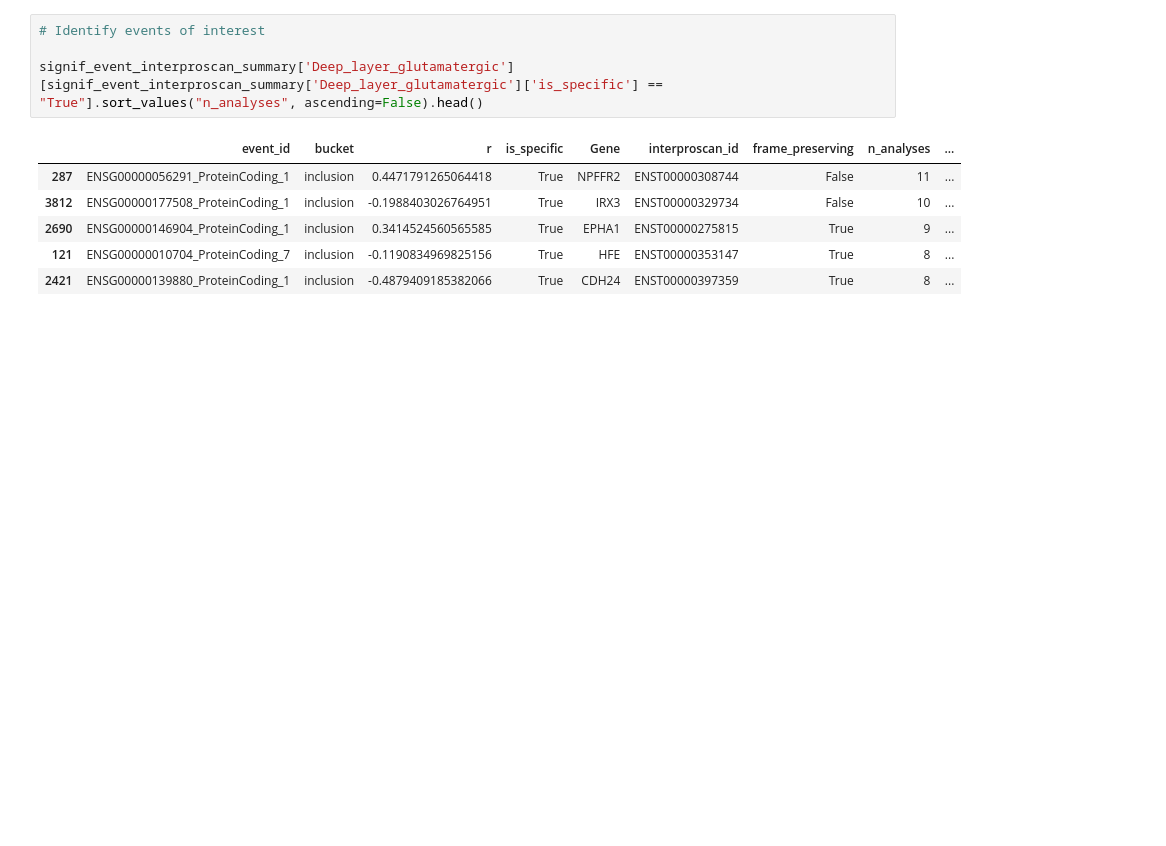
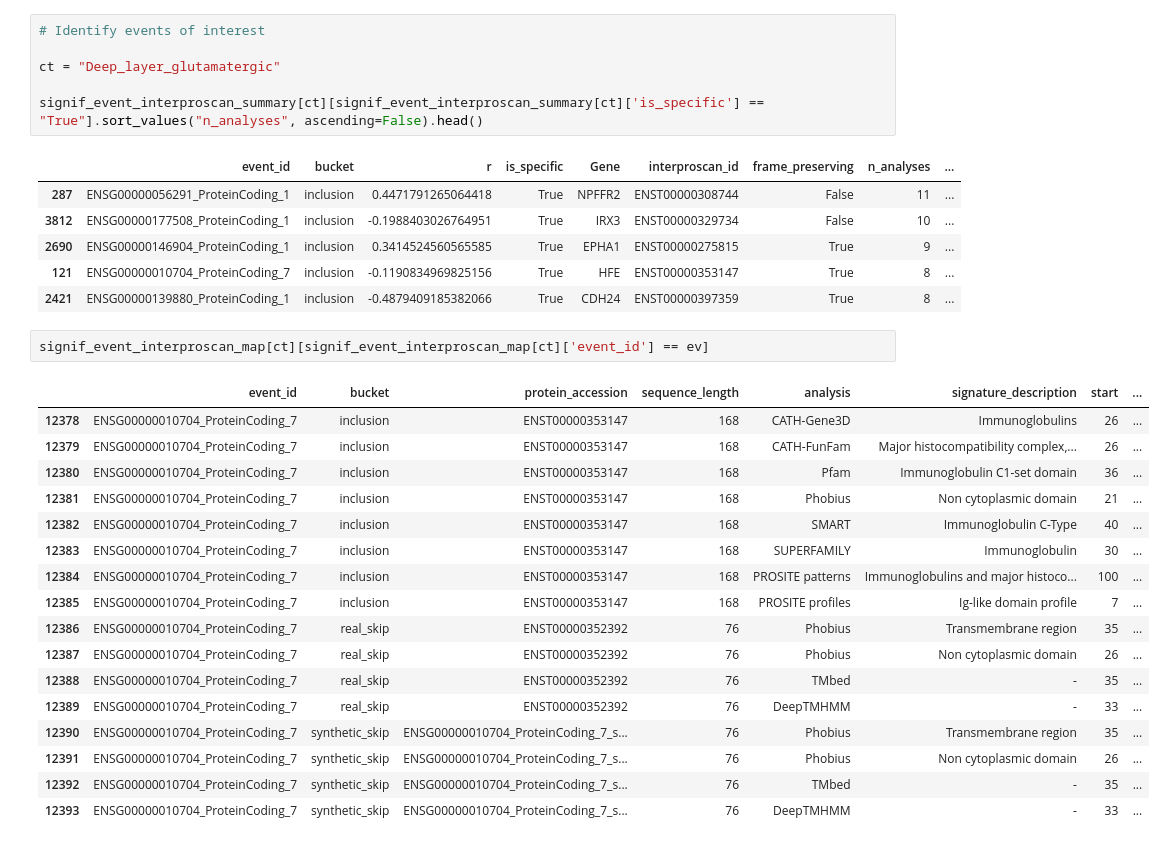
Before and after one commit to reliscu/bulk_splicing_GTEx_cortex, a Jupyter notebook: 31_visualize_interproscan_results.ipynb, the cells around one changed output. Saved outputs shown, nothing was run; the diff lists cells and outputs as text; blank space fills up the shorter version.

```diff
--- a/31_visualize_interproscan_results.ipynb
+++ b/31_visualize_interproscan_results.ipynb
@@ -1548,7 +1568,9 @@ End test
 # %%
 # Identify events of interest
 
-signif_event_interproscan_summary['Deep_layer_glutamatergic'][signif_event_interproscan_summary['Deep_layer_glutamatergic']['is_specific'] == "True"].sort_values("n_analyses", ascending=False).head()
+ct = "Deep_layer_glutamatergic"
+
+signif_event_interproscan_summary[ct][signif_event_interproscan_summary[ct]['is_specific'] == "True"].sort_values("n_analyses", ascending=False).head()
 # %% [output]
 |  | event_id | bucket | r | is_specific | Gene | interproscan_id | frame_preserving | n_analyses | ... |
 | 287 | ENSG00000056291_ProteinCoding_1 | inclusion | 0.4471791265064418 | True | NPFFR2 | ENST00000308744 | False | 11 | ... |
@@ -1556,3 +1578,23 @@ signif_event_interproscan_summary['Deep_layer_glutamatergic'][signif_event_inter
 | 2690 | ENSG00000146904_ProteinCoding_1 | inclusion | 0.3414524560565585 | True | EPHA1 | ENST00000275815 | True | 9 | ... |
 | 121 | ENSG00000010704_ProteinCoding_7 | inclusion | -0.1190834969825156 | True | HFE | ENST00000353147 | True | 8 | ... |
 | 2421 | ENSG00000139880_ProteinCoding_1 | inclusion | -0.4879409185382066 | True | CDH24 | ENST00000397359 | True | 8 | ... |
+# %%
+signif_event_interproscan_map[ct][signif_event_interproscan_map[ct]['event_id'] == ev]
+# %% [output]
+|  | event_id | bucket | protein_accession | sequence_length | analysis | signature_description | start | ... |
+| 12378 | ENSG00000010704_ProteinCoding_7 | inclusion | ENST00000353147 | 168 | CATH-Gene3D | Immunoglobulins | 26 | ... |
+| 12379 | ENSG00000010704_ProteinCoding_7 | inclusion | ENST00000353147 | 168 | CATH-FunFam | Major histocompatibility complex,... | 26 | ... |
+| 12380 | ENSG00000010704_ProteinCoding_7 | inclusion | ENST00000353147 | 168 | Pfam | Immunoglobulin C1-set domain | 36 | ... |
+| 12381 | ENSG00000010704_ProteinCoding_7 | inclusion | ENST00000353147 | 168 | Phobius | Non cytoplasmic domain | 21 | ... |
+| 12382 | ENSG00000010704_ProteinCoding_7 | inclusion | ENST00000353147 | 168 | SMART | Immunoglobulin C-Type | 40 | ... |
+| 12383 | ENSG00000010704_ProteinCoding_7 | inclusion | ENST00000353147 | 168 | SUPERFAMILY | Immunoglobulin | 30 | ... |
+| 12384 | ENSG00000010704_ProteinCoding_7 | inclusion | ENST00000353147 | 168 | PROSITE patterns | Immunoglobulins and major histoco... | 100 | ... |
+| 12385 | ENSG00000010704_ProteinCoding_7 | inclusion | ENST00000353147 | 168 | PROSITE profiles | Ig-like domain profile | 7 | ... |
+| 12386 | ENSG00000010704_ProteinCoding_7 | real_skip | ENST00000352392 | 76 | Phobius | Transmembrane region | 35 | ... |
+| 12387 | ENSG00000010704_ProteinCoding_7 | real_skip | ENST00000352392 | 76 | Phobius | Non cytoplasmic domain | 26 | ... |
+| 12388 | ENSG00000010704_ProteinCoding_7 | real_skip | ENST00000352392 | 76 | TMbed | - | 35 | ... |
+| 12389 | ENSG00000010704_ProteinCoding_7 | real_skip | ENST00000352392 | 76 | DeepTMHMM | - | 33 | ... |
+| 12390 | ENSG00000010704_ProteinCoding_7 | synthetic_skip | ENSG00000010704_ProteinCoding_7_s... | 76 | Phobius | Transmembrane region | 35 | ... |
+| 12391 | ENSG00000010704_ProteinCoding_7 | synthetic_skip | ENSG00000010704_ProteinCoding_7_s... | 76 | Phobius | Non cytoplasmic domain | 26 | ... |
+| 12392 | ENSG00000010704_ProteinCoding_7 | synthetic_skip | ENSG00000010704_ProteinCoding_7_s... | 76 | TMbed | - | 35 | ... |
+| 12393 | ENSG00000010704_ProteinCoding_7 | synthetic_skip | ENSG00000010704_ProteinCoding_7_s... | 76 | DeepTMHMM | - | 33 | ... |
```
Also changed, not shown: parts of 5 cells of this notebook, 1 other file.
